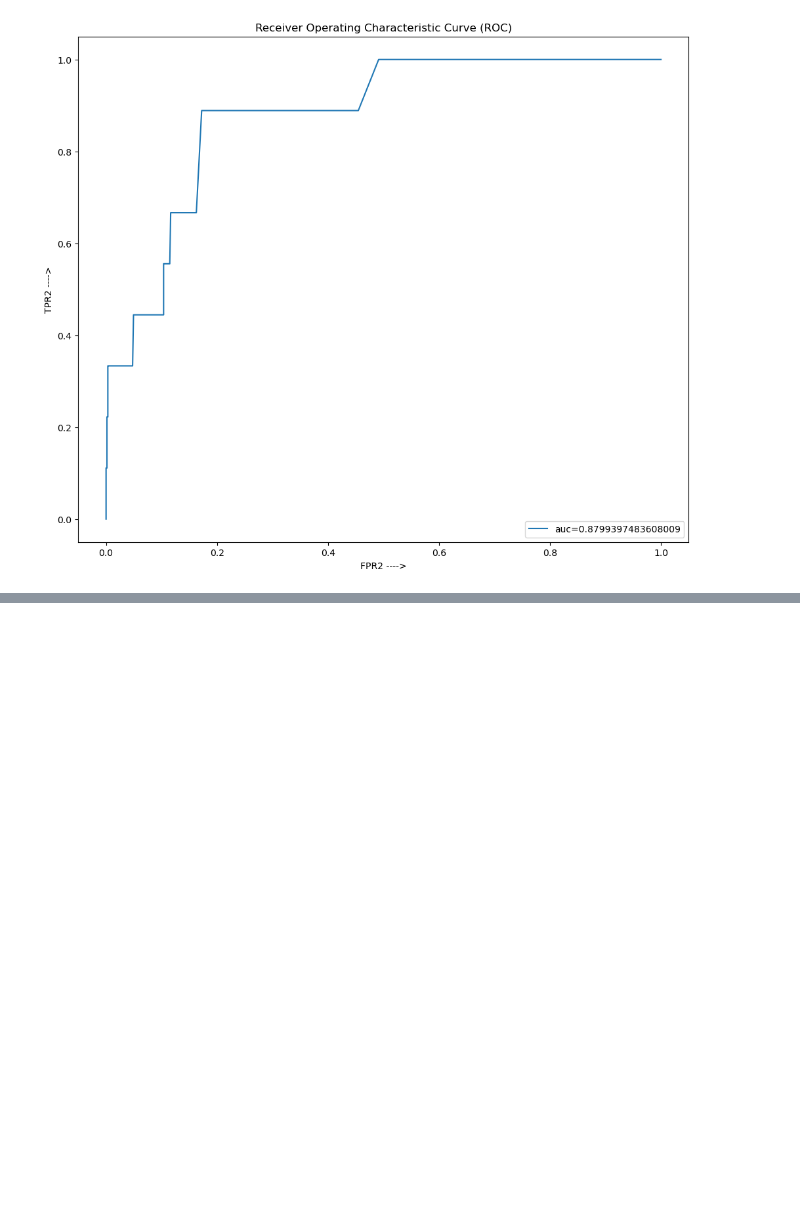
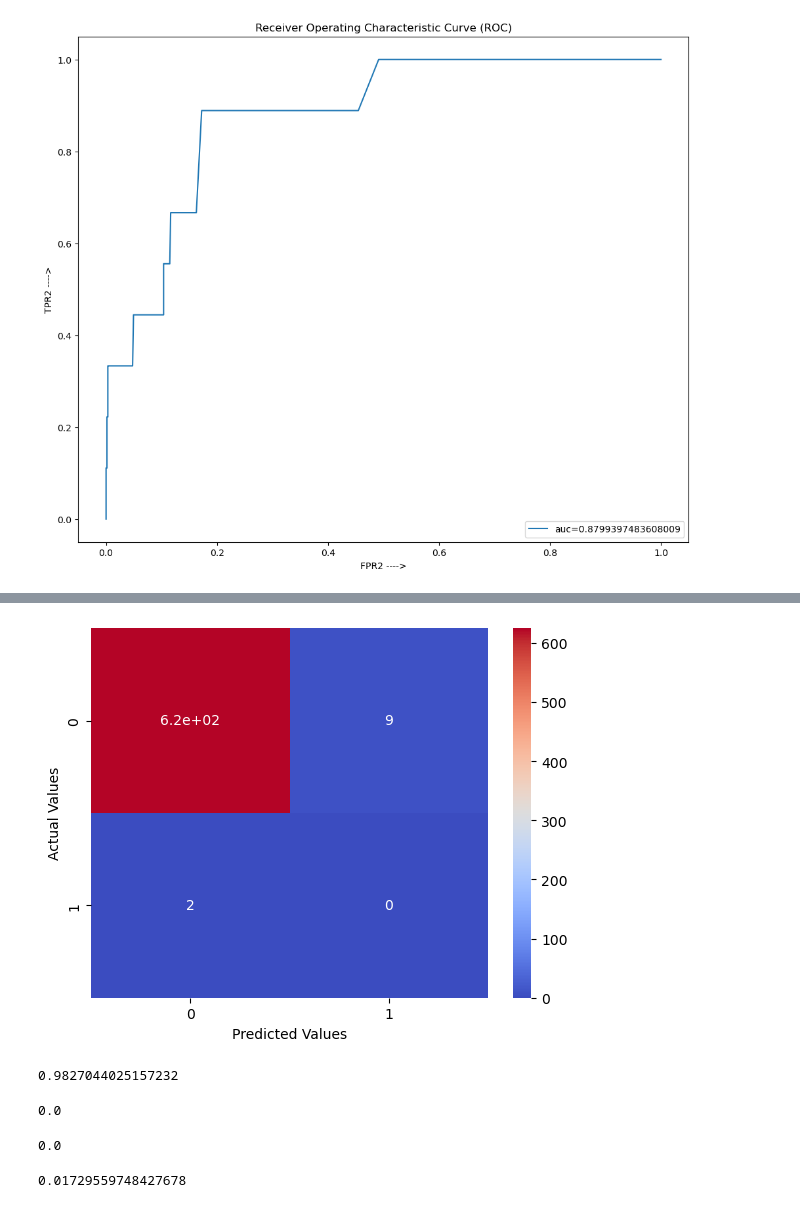
Before and after one commit to TirumaniSrilakshmi/YourCabs-ML-project, a Jupyter notebook: travelType1.ipynb, the cells around one changed output, grey strips where cells are left out. Saved outputs shown, nothing was run; the diff lists cells and outputs as text; code cells hidden in the pictures; blank space fills up the shorter version.

```diff
--- a/travelType1.ipynb
+++ b/travelType1.ipynb
@@ -520,14 +520,14 @@ parameters={
 
     'n_estimators' :[50,100,500],
     'learning_rate' : [0.001,0.1,1],
-    'criterian' : ['friedman_mse','squared_error'],
+    'criterion' : ['friedman_mse','squared_error'],
     'max_features' : ['sqrt','log2'],
     'loss' : ['log_logs','exponential'],
     'max_depth':[2,3,4,5]
 }
 
 cv_gb = GridSearchCV(fit_gb,param_grid = parameters,cv = 10,n_jobs = 3)
-cv_gb = fit(x_train,y_train)
+cv_gb.fit(x_train,y_train)
 
 print(cv_gb.best_params_)
 end = time.time()
@@ -536,0 +538,10 @@ NameError: name 'fit' is not defined
+# %%
+model_gb = fit_gb.set_params(
+    n_estimators =100,
+    criterion = 'friedman_mse',
+    learning_rate = 1 ,
+    max_features = 'sqrt',
+    loss = 'exponential',
+    max_depth = 3)
+# %%
+fit_gb.fit(x_train,y_train)
@@ -536,0 +551,2 @@ NameError: name 'fit' is not defined
+# %%
+y_pred_gb = fit_gb.predict(x_test)
@@ -536,0 +593,30 @@ NameError: name 'fit' is not defined
+# %%
+# Performance Metrics
+conf_matrix = confusion_matrix(y_pred_gb,y_test)
+sns.heatmap(conf_matrix , cmap = 'coolwarm', annot = True)
+plt.xlabel('Predicted Values')
+plt.ylabel('Actual Values')
+plt.show()
+# %% [output]
+[figure, added]
+# %%
+acuraccy_gb = model_gb.score(x_test,y_test)
+acuraccy_gb
+# %% [output]
+0.9827044025157232
+# %%
+precision_gb = metrics.precision_score(y_pred_gb,y_test)
+precision_gb
+# %% [output]
+0.0
+# %%
+recall_gb = metrics.recall_score(y_pred_gb,y_test)
+recall_gb
+# %% [output]
+0.0
+# %%
+#Error Rate
+test_error_rate_gb = 1 - acuraccy_gb
+test_error_rate_gb
+# %% [output]
+0.01729559748427678
```
Also changed, not shown: parts of 7 cells of this notebook.
